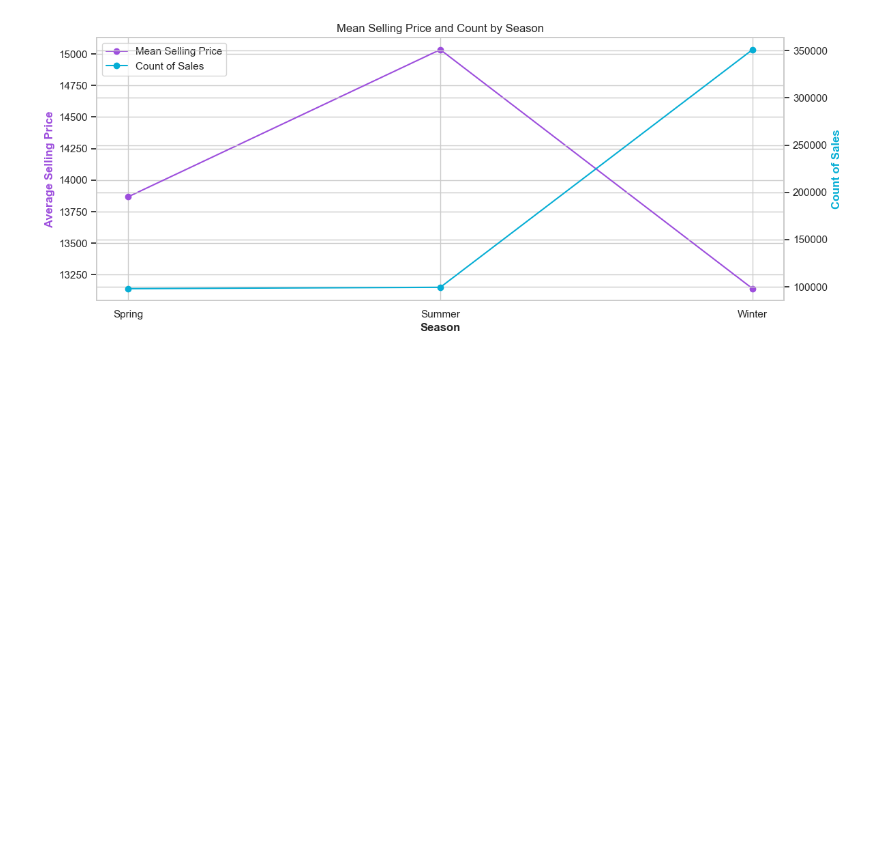
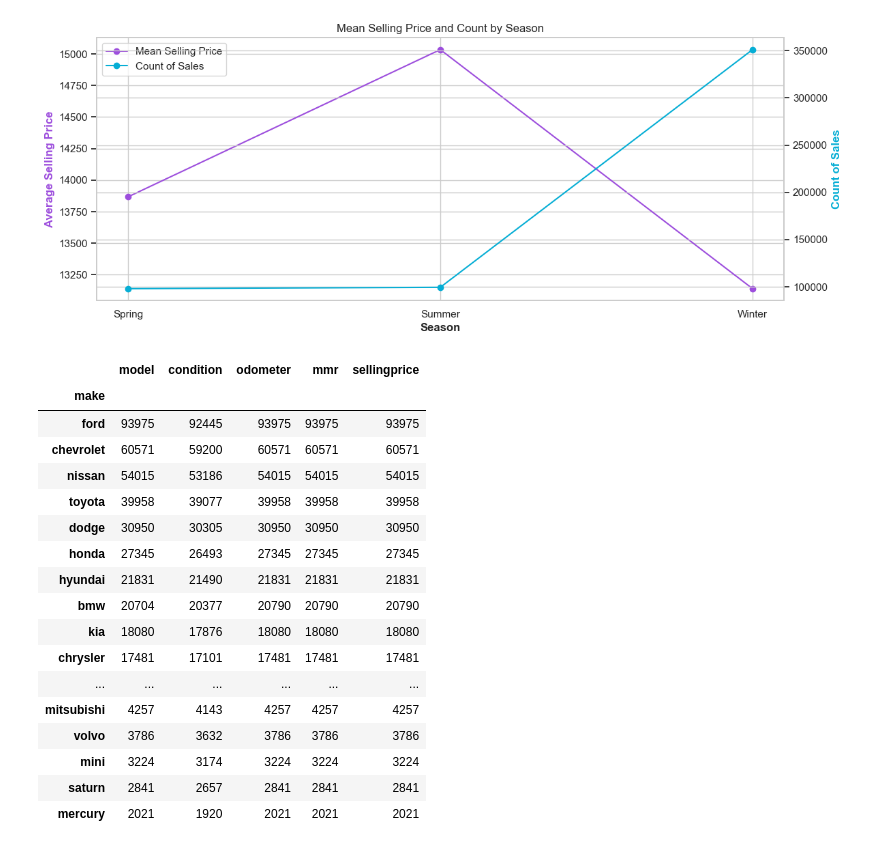
Before and after one commit to jerryevalentine/UCB-Project-1, a Jupyter notebook: Project_1_Group_7_Consolidated.ipynb, the cells around one changed output. Saved outputs shown, nothing was run; the diff lists cells and outputs as text; code cells hidden in the pictures; blank space fills up the shorter version.

```diff
--- a/Project_1_Group_7_Consolidated.ipynb
+++ b/Project_1_Group_7_Consolidated.ipynb
@@ -754,3 +754,34 @@ plt.title('Mean Selling Price and Count by Season')
 plt.show()
 # %% [output]
 [figure]
+# %%
+# Create a DataFrame with columns: make, model, condition, odometer, mmr, sellingprice
+car_value_df=df_car_prices[["make", "model", "condition","odometer","mmr", "sellingprice"]]
+
+#drop row if make is null
+car_value_no_null_df=car_value_df.dropna(subset=['make'], inplace=False)
+
+#count the number of rows by make
+car_value_make_df=car_value_no_null_df.groupby("make").count()
+Car_value_make_data_count=car_value_make_df.sort_values(by="model",ascending=False).head(30)
+
+Car_value_make_data_count
+# %% [output]
+|  | model | condition | odometer | mmr | sellingprice |
+| make |  |  |  |  |  |
+| ford | 93975 | 92445 | 93975 | 93975 | 93975 |
+| chevrolet | 60571 | 59200 | 60571 | 60571 | 60571 |
+| nissan | 54015 | 53186 | 54015 | 54015 | 54015 |
+| toyota | 39958 | 39077 | 39958 | 39958 | 39958 |
+| dodge | 30950 | 30305 | 30950 | 30950 | 30950 |
+| honda | 27345 | 26493 | 27345 | 27345 | 27345 |
+| hyundai | 21831 | 21490 | 21831 | 21831 | 21831 |
+| bmw | 20704 | 20377 | 20790 | 20790 | 20790 |
+| kia | 18080 | 17876 | 18080 | 18080 | 18080 |
+| chrysler | 17481 | 17101 | 17481 | 17481 | 17481 |
+| ... | ... | ... | ... | ... | ... |
+| mitsubishi | 4257 | 4143 | 4257 | 4257 | 4257 |
+| volvo | 3786 | 3632 | 3786 | 3786 | 3786 |
+| mini | 3224 | 3174 | 3224 | 3224 | 3224 |
+| saturn | 2841 | 2657 | 2841 | 2841 | 2841 |
+| mercury | 2021 | 1920 | 2021 | 2021 | 2021 |
```
Also changed, not shown: parts of 3 cells of this notebook.
